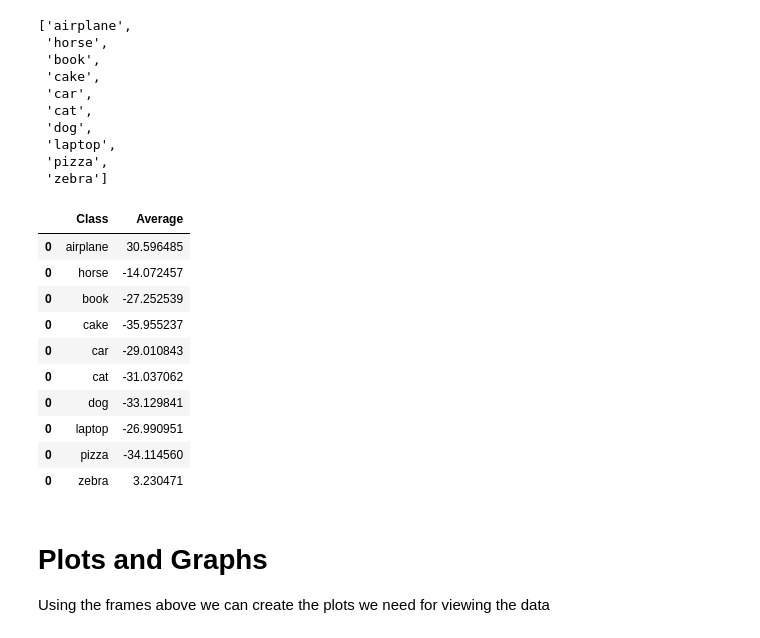
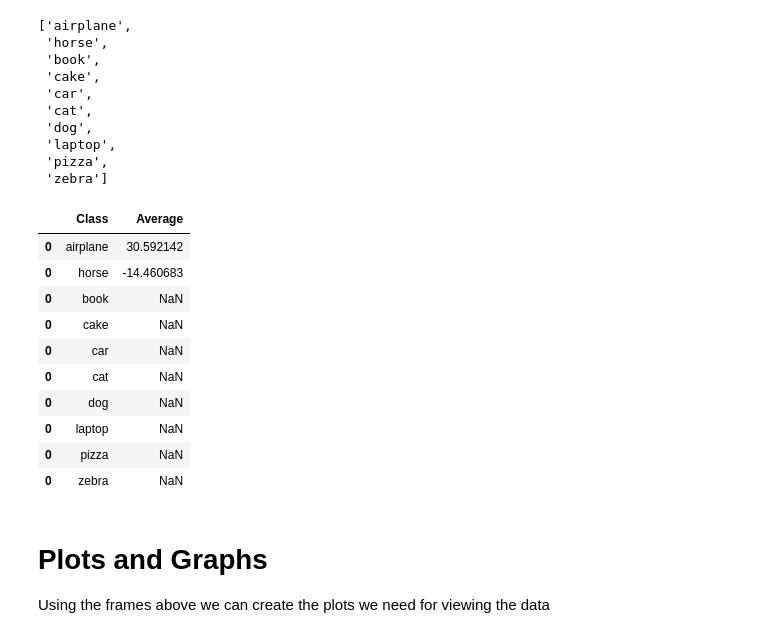
Before and after one commit to SamuelDGeorge/out_of_sample, a Jupyter notebook: Figure_Creation.ipynb, the cells around one changed output. Saved outputs shown, nothing was run; the diff lists cells and outputs as text; code cells hidden in the pictures.

```diff
--- a/Figure_Creation.ipynb
+++ b/Figure_Creation.ipynb
@@ -46,7 +46,7 @@ import matplotlib.pyplot as plt
 Here we will import the data, view it, and scale it as well as impute missing values
 # %%
 #import Data from Experiment
-raw_data = import_data("Out_Of_Set_Tan_Final.csv", "C:/Users/sdgeo/Dropbox/Own/Graduate-School/First_Semester/COMP_790/workspace/out_of_sample/c_tan_data")
+raw_data = import_data('Out_Of_Set_Tan_Final.csv', "C:/Users/sdgeo/Dropbox/Own/Graduate-School/First_Semester/COMP_790/workspace/out_of_sample")
 
 #Do Any reformatting on raw_data
 cleaned_data_f = raw_data
@@ -99,28 +108,28 @@ labels_all
 # %%
 #Build a frame of class by class average
 column_list = ['Class', 'Average']
 average_data_frame = pd.DataFrame(columns=column_list)
 
 for i in labels_all:
-    current_frame = cleaned_likes.loc[cleaned_likes['Correct_Category'] == i]
+    current_frame = likelihood_data.loc[likelihood_data['Correct_Category'] == i]
     mean = current_frame.mean()[0]
 
     to_add = pd.DataFrame([[i,mean]], columns = column_list)
     average_data_frame = average_data_frame.append(to_add)
 
 average_data_frame
 # %% [output]
 |  | Class | Average |
-| 0 | airplane | 30.596485 |
-| 0 | horse | -14.072457 |
-| 0 | book | -27.252539 |
-| 0 | cake | -35.955237 |
-| 0 | car | -29.010843 |
-| 0 | cat | -31.037062 |
-| 0 | dog | -33.129841 |
-| 0 | laptop | -26.990951 |
-| 0 | pizza | -34.114560 |
-| 0 | zebra | 3.230471 |
+| 0 | airplane | 30.592142 |
+| 0 | horse | -14.460683 |
+| 0 | book | NaN |
+| 0 | cake | NaN |
+| 0 | car | NaN |
+| 0 | cat | NaN |
+| 0 | dog | NaN |
+| 0 | laptop | NaN |
+| 0 | pizza | NaN |
+| 0 | zebra | NaN |
 # %% [markdown]
 # Plots and Graphs
 
```
Also changed, not shown: parts of 2 cells of this notebook, 2 other files.
